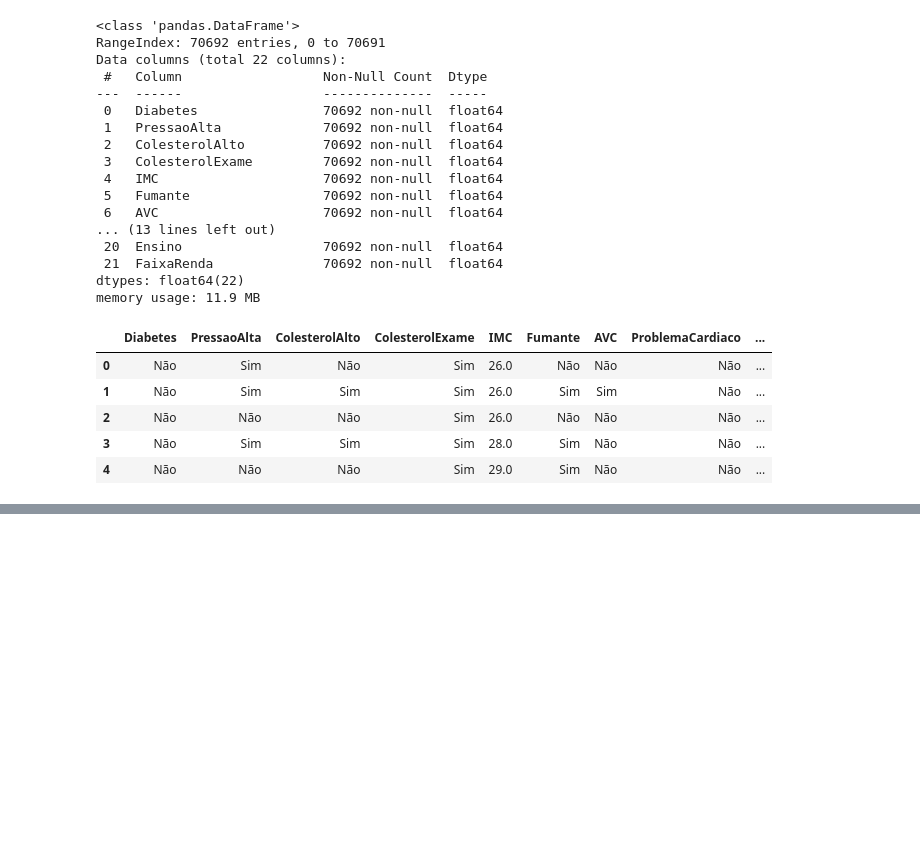
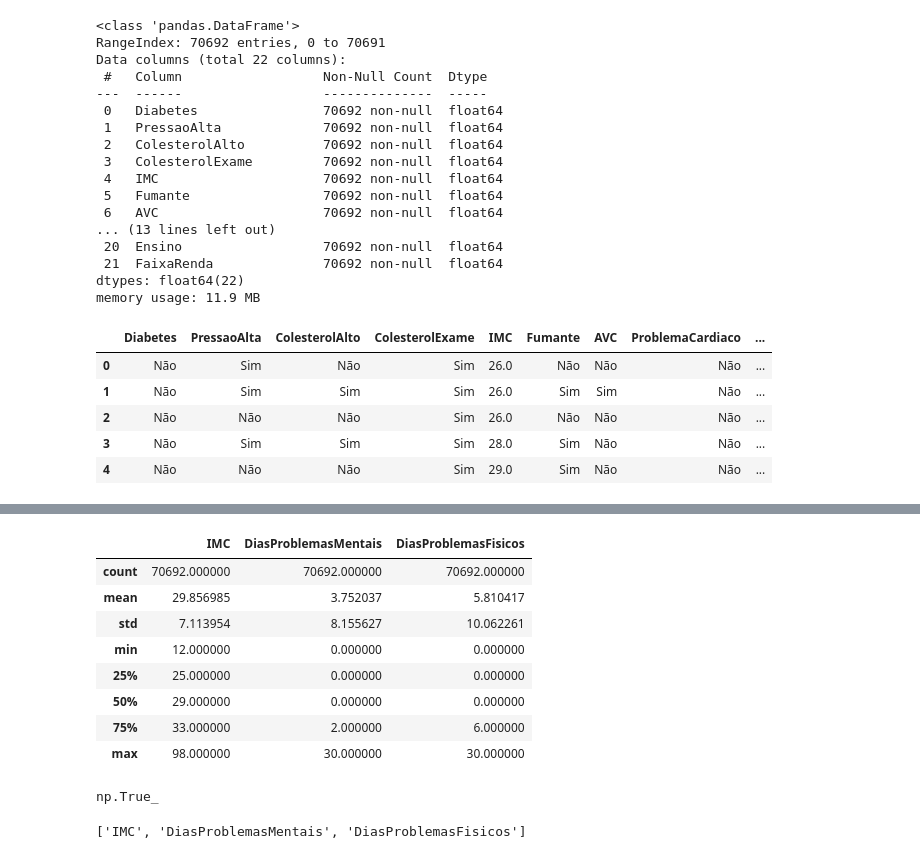
Before and after one commit to PauloViniciusR/Estatistica_dados, a Jupyter notebook: Proj_Statistic/base.ipynb, the cells around one changed output, grey strips where cells are left out. Drawn from its saved outputs; the diff is of its cells as text; code cells hidden in the pictures; blank space fills up the shorter version.

```diff
--- a/Proj_Statistic/base.ipynb
+++ b/Proj_Statistic/base.ipynb
@@ -182,0 +265,22 @@ with pd.option_context("display.max_columns", None):
+# %%
+df_diabetes_tratado.describe()
+# %% [output]
+|  | IMC | DiasProblemasMentais | DiasProblemasFisicos |
+| count | 70692.000000 | 70692.000000 | 70692.000000 |
+| mean | 29.856985 | 3.752037 | 5.810417 |
+| std | 7.113954 | 8.155627 | 10.062261 |
+| min | 12.000000 | 0.000000 | 0.000000 |
+| 25% | 25.000000 | 0.000000 | 0.000000 |
+| 50% | 29.000000 | 0.000000 | 0.000000 |
+| 75% | 33.000000 | 2.000000 | 6.000000 |
+| max | 98.000000 | 30.000000 | 30.000000 |
+# %%
+df_diabetes_tratado["IMC"].apply(float.is_integer).all()
+# %% [output]
+np.True_
+# %%
+colunas_numericas = df_diabetes_tratado.select_dtypes(include="number").columns.tolist()
+
+colunas_numericas
+# %% [output]
+['IMC', 'DiasProblemasMentais', 'DiasProblemasFisicos']
```
Also changed, not shown: parts of 6 cells of this notebook.
